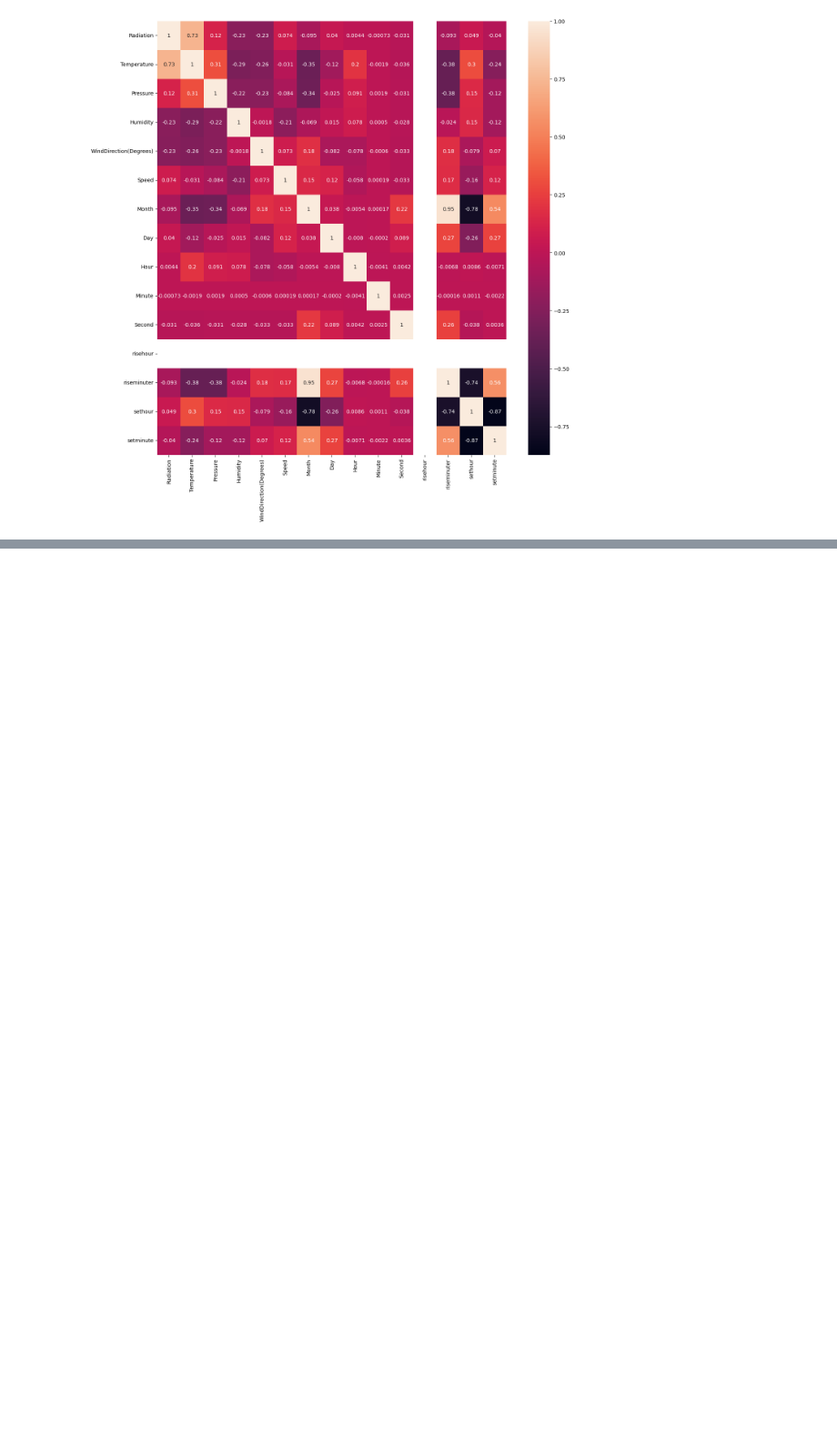
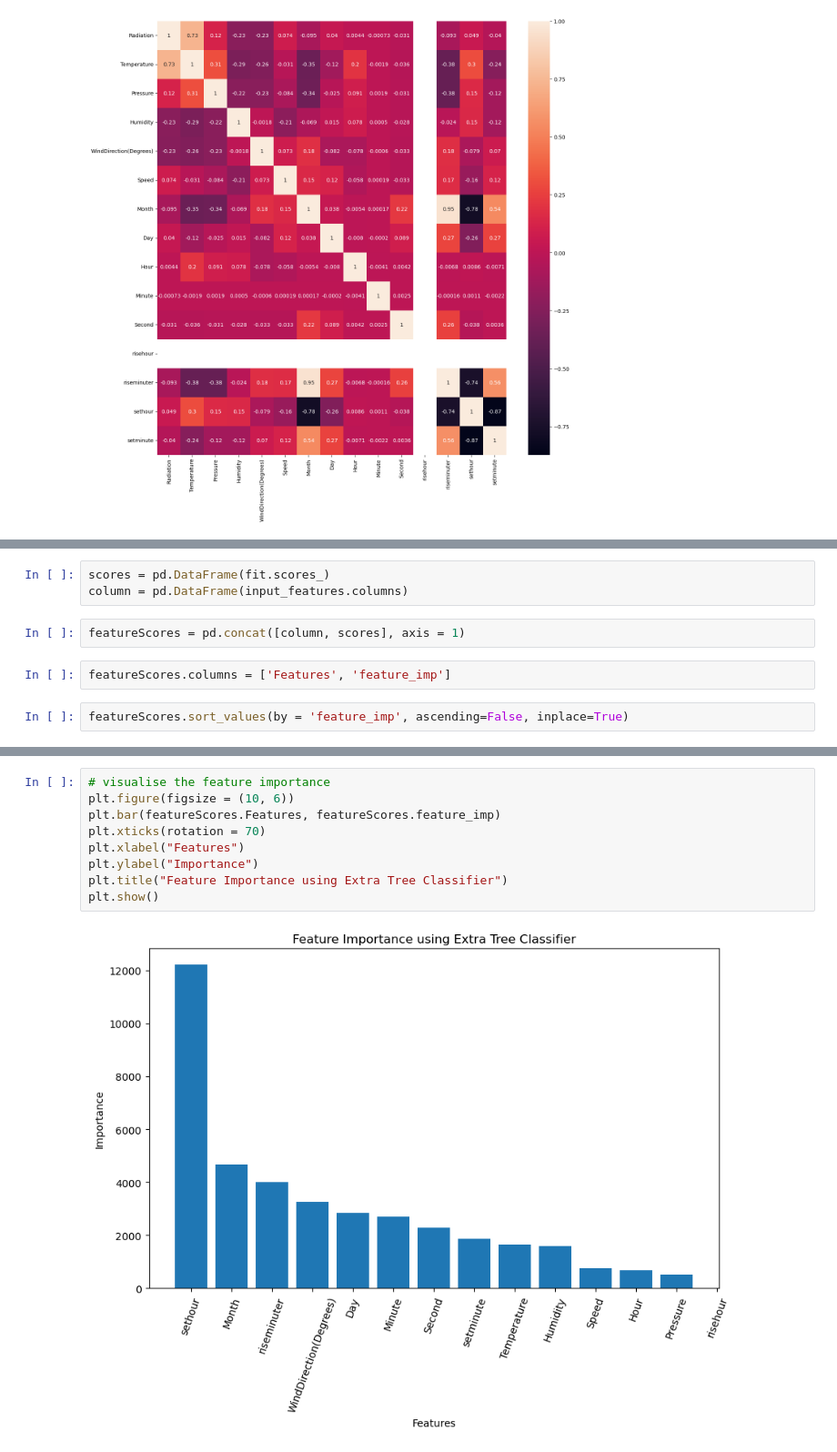
Before and after one commit to ArpitTripathi945/Solar_Irradiance_Prediction, a Jupyter notebook: Solar_Irradiance.ipynb, the cells around one changed output, grey strips where cells are left out. Shown at 91% size. Saved outputs shown, nothing was run; the diff lists cells and outputs as text; blank space fills up the shorter version.

Commit message:
Feature selection using Extra tree classifier

```diff
--- a/Solar_Irradiance.ipynb
+++ b/Solar_Irradiance.ipynb
@@ -216,0 +248,9 @@ plt.show()
+# %%
+scores = pd.DataFrame(fit.scores_)
+column = pd.DataFrame(input_features.columns)
+# %%
+featureScores = pd.concat([column, scores], axis = 1)
+# %%
+featureScores.columns = ['Features', 'feature_imp']
+# %%
+featureScores.sort_values(by = 'feature_imp', ascending=False, inplace=True)
@@ -216,0 +275,11 @@ plt.show()
+# %%
+# visualise the feature importance
+plt.figure(figsize = (10, 6))
+plt.bar(featureScores.Features, featureScores.feature_imp)
+plt.xticks(rotation = 70)
+plt.xlabel("Features")
+plt.ylabel("Importance")
+plt.title("Feature Importance using Extra Tree Classifier")
+plt.show()
+# %% [output]
+[figure, added]
```
Also changed, not shown: parts of 8 cells of this notebook.
